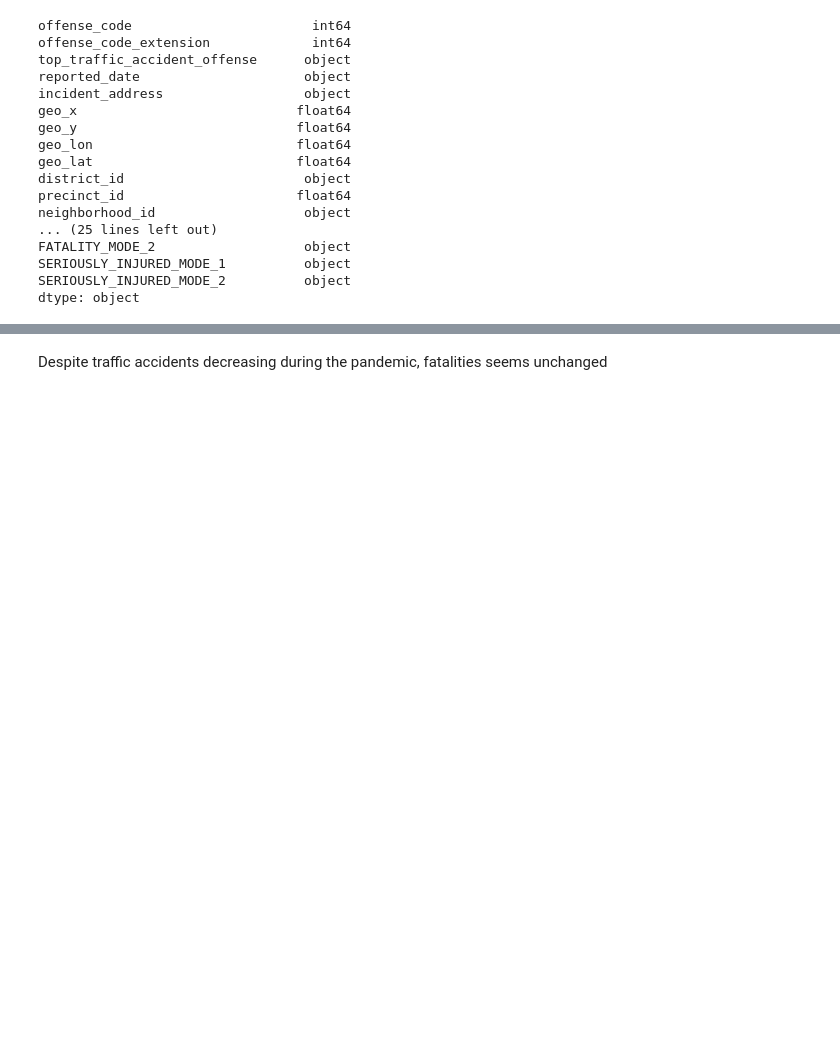
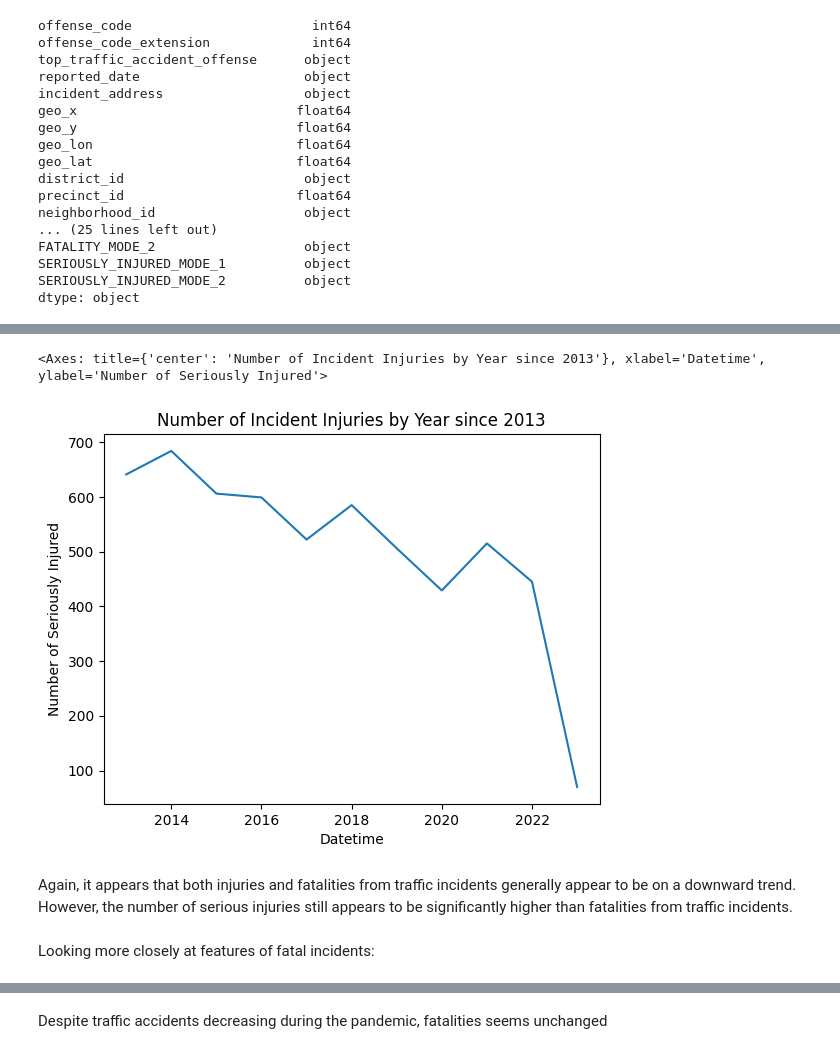
Before and after one commit to zjfrancis/data_science_tools, a Jupyter notebook: Final_Project.ipynb, the cells around one changed output, grey strips where cells are left out. Drawn from its saved outputs; the diff is of its cells as text; code cells hidden in the pictures; blank space fills up the shorter version.

```diff
--- a/Final_Project.ipynb
+++ b/Final_Project.ipynb
@@ -162,3 +414,15 @@ traffic_data[traffic_data.FATALITY_MODE_1 == "PEDESTRIAN"]
+# %%
+plt.xlabel('Year')
+plt.ylabel('Number of Seriously Injured')
+plt.title('Number of Incident Injuries by Year since 2013')
+traffic_data.groupby(traffic_data.Datetime.dt.year)['SERIOUSLY_INJURED'].sum().plot()
+# %% [output]
+<Axes: title={'center': 'Number of Incident Injuries by Year since 2013'}, xlabel='Datetime', ylabel='Number of Seriously Injured'>
+[figure, added]
+# %% [markdown]
+Again, it appears that both injuries and fatalities from traffic incidents generally appear to be on a downward trend. However, the number of serious injuries still appears to be significantly higher than fatalities from traffic incidents.
+# %% [markdown]
+Looking more closely at features of fatal incidents:
 # %%
 fatal = traffic_data[traffic_data.FATALITIES > 0]
 fatal.FATALITY_MODE_1.value_counts()
```
Also changed, not shown: parts of 44 cells of this notebook.
